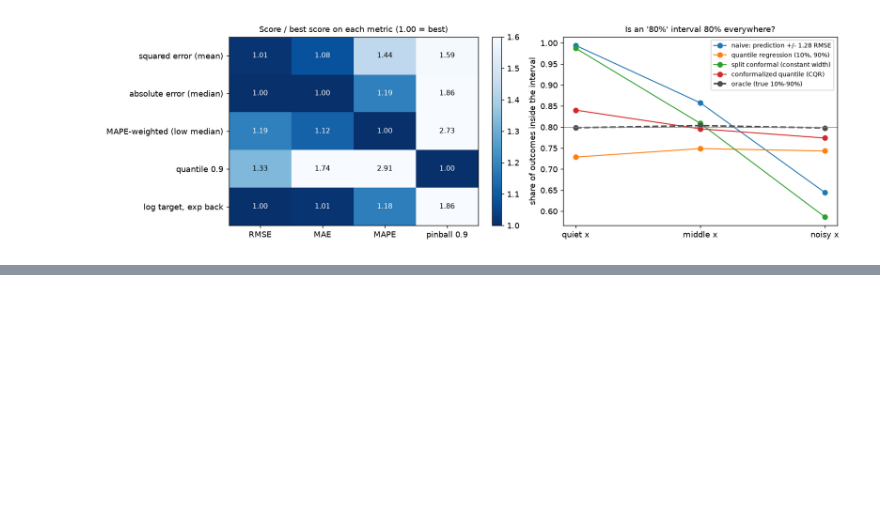
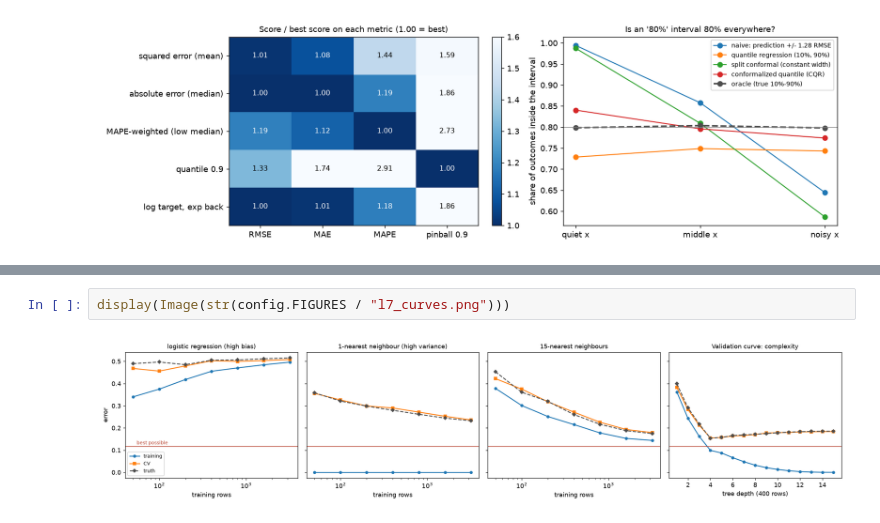
Before and after one commit to godot107/eval-lab, a Jupyter notebook: notebooks/walkthrough.ipynb, the cells around one changed output, grey strips where cells are left out. Drawn from its saved outputs; the diff is of its cells as text; blank space fills up the shorter version.

```diff
--- a/notebooks/walkthrough.ipynb
+++ b/notebooks/walkthrough.ipynb
@@ -151,0 +340,4 @@ pd.DataFrame(cap["by_model"]).T
+# %%
+display(Image(str(config.FIGURES / "l7_curves.png")))
+# %% [output]
+[figure, added]
```
Also changed, not shown: parts of 61 cells of this notebook, 31 other files.
